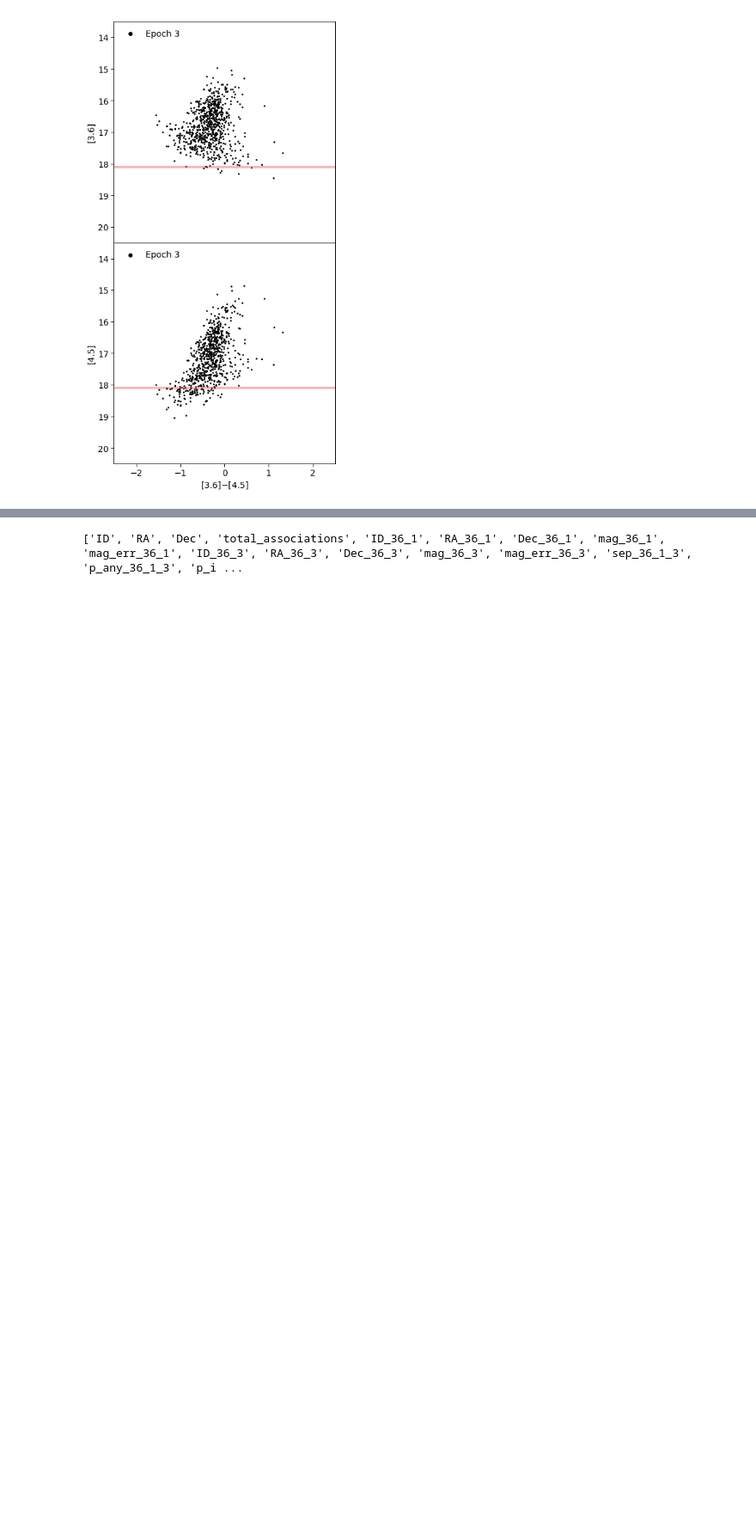
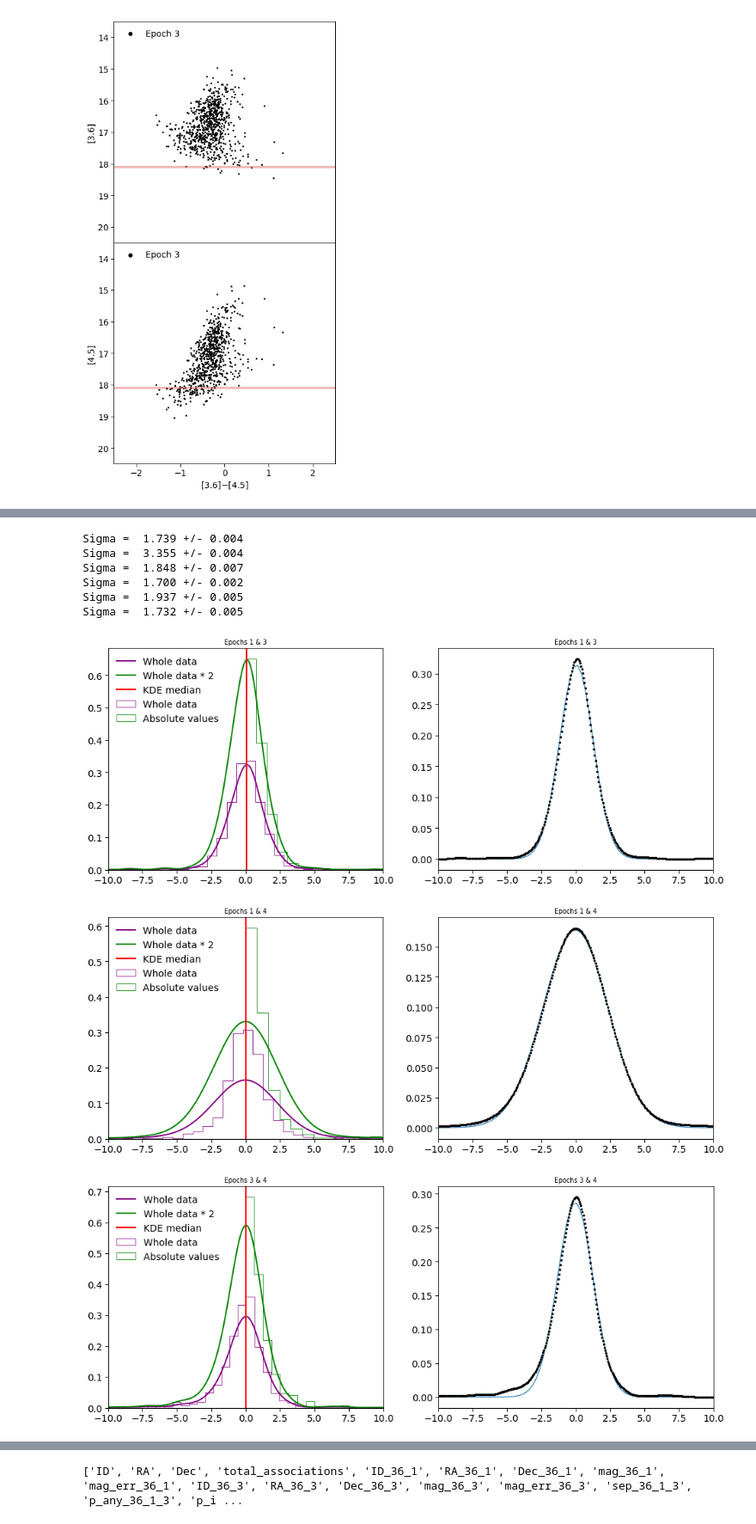
Before and after one commit to MichaelSharp7/M32, a Jupyter notebook: M32_CMD_CCD_clean.ipynb, the cells around one changed output, grey strips where cells are left out. Shown at 86% size. Saved outputs shown, nothing was run; the diff lists cells and outputs as text; code cells hidden in the pictures; blank space fills up the shorter version.

```diff
--- a/M32_CMD_CCD_clean.ipynb
+++ b/M32_CMD_CCD_clean.ipynb
@@ -253,0 +318,80 @@ plt.close()
+# %%
+# Create a gaussian function
+def gaussian(x, a, b, c):
+    val = a * np.exp(-(x - b)**2 / c**2)
+    return val
+# %%
+def sigma(col,col_abs,epochs):
+    # Approximate as Gaussian centred on 0
+    kde_data = data[col][np.where(data[col]!=-99)]
+    # Compute optimum bin width using Knuth's Algorithm
+    binwidth = (stats.knuth_bin_width(kde_data))
+    bin_number = (max(kde_data)+binwidth)/binwidth
+    bins = np.arange(min(kde_data), max(kde_data) + binwidth, binwidth)
+    x_eval = np.linspace(kde_data.min() - 1.0, kde_data.max() + 1.0, 500)
+    kde = gaussian_kde(kde_data,bw_method=binwidth)
+
+    plt.figure(figsize=(16,6))
+    plt.rc('font', family='sans-serif')
+    plt.rc("xtick", labelsize=14)
+    plt.rc("ytick", labelsize=14)
+    plt.rc("axes", labelsize=14)
+    plt.rc("legend", fontsize=14)
+
+    plt.subplot(1,2,1)
+    plt.plot(x_eval, kde(x_eval),'k',lw=2,label='Whole data',color='purple')
+    plt.plot(x_eval, 2*kde(x_eval),'k',lw=2,label='Whole data * 2',color='green')
+
+    plt.hist(data[col][np.where(data[col]!=-99)],bins=41,density=True,label='Whole data',color='purple',
+             histtype='step')
+    plt.hist(data[col_abs][np.where(data[col_abs]!=-99)],bins=21,density=True,label='Absolute values',color='green',
+             histtype='step')
+
+    plt.legend(loc=0, frameon=False, scatterpoints=1, numpoints=1, markerscale=9.)
+
+    # Find the Round value for the peak of the distibution
+    max_idx = np.where(kde(x_eval) == max(kde(x_eval)))
+    #print("Round =  %.2f" % (x_eval[max_idx]))
+    plt.axvline(x=np.nanmedian(x_eval[max_idx]), linewidth=2, color='r',label='KDE median')
+    plt.xlim(-10,10)
+    plt.legend(loc=0, frameon=False, scatterpoints=1, numpoints=1, markerscale=9.)
+    plt.title("Epochs "+epochs)
+
+
+    plt.subplot(1,2,2)
+    # Fit a gaussian to the data
+    e = np.random.uniform(0.001, 0.001, len(x_eval))  # Give the data an error value
+    #e = np.sqrt(kde(x_eval))   # Give the data an error value this is correct for a histogram not a probability
+    # Fit the gaussian to the data
+    popt, pcov = curve_fit(gaussian, x_eval, kde(x_eval), sigma=e)
+    # Print results of fitting the gausian to the model
+    #print("Scale =  %.3f +/- %.3f" % (popt[0], np.sqrt(pcov[0, 0])))
+    #print("Offset = %.3f +/- %.3f" % (popt[1], np.sqrt(pcov[1, 1])))
+    print("Sigma =  %.3f +/- %.3f" % (popt[2], np.sqrt(pcov[2, 2])))
+
+    #Plot the data and the gausian model fit to the data
+    # Plot data with random error
+    plt.errorbar(x_eval, kde(x_eval), yerr=e, linewidth=0.1, color='black', fmt='.')
+    # Plot model
+    xm = np.linspace(min(kde_data), max(kde_data), 100)  # 100 evenly spaced points
+    plt.plot(xm, gaussian(xm, popt[0], popt[1], popt[2]))
+    plt.xlim(-10,10)
+    plt.title("Epochs "+epochs)
+
+
+sigma('var_36_1_3','var_36_1_3_abs','1 & 3')
+sigma('var_36_1_4','var_36_1_4_abs','1 & 4')
+sigma('var_36_3_4','var_36_3_4_abs','3 & 4')
+sigma('var_45_1_3','var_45_1_3_abs','1 & 3')
+sigma('var_45_1_4','var_45_1_4_abs','1 & 4')
+sigma('var_45_3_4','var_45_3_4_abs','3 & 4')
+# %% [output]
+Sigma =  1.739 +/- 0.004
+Sigma =  3.355 +/- 0.004
+Sigma =  1.848 +/- 0.007
+Sigma =  1.700 +/- 0.002
+Sigma =  1.937 +/- 0.005
+Sigma =  1.732 +/- 0.005
+[figure, added]
+[figure, added]
+[figure, added]
```
Also changed, not shown: parts of 13 cells of this notebook, 1 other file.
